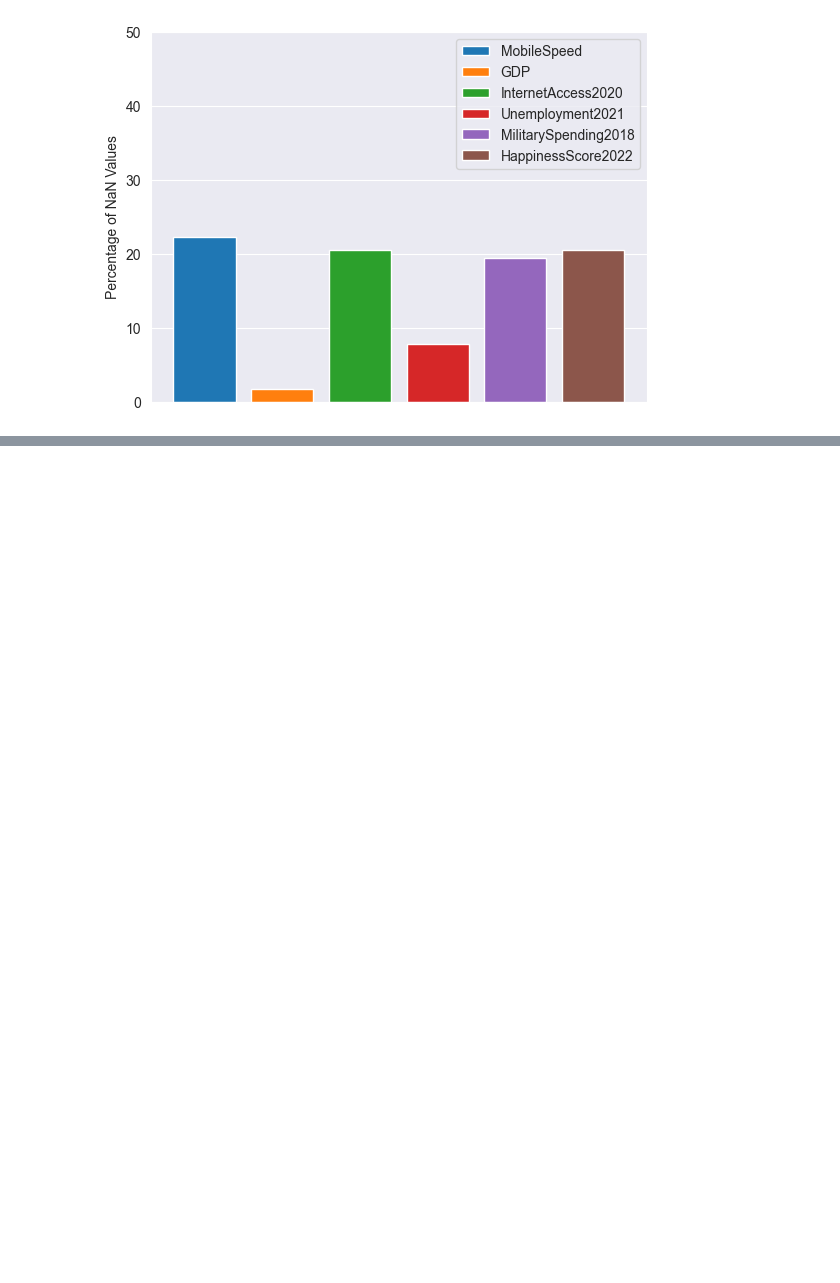
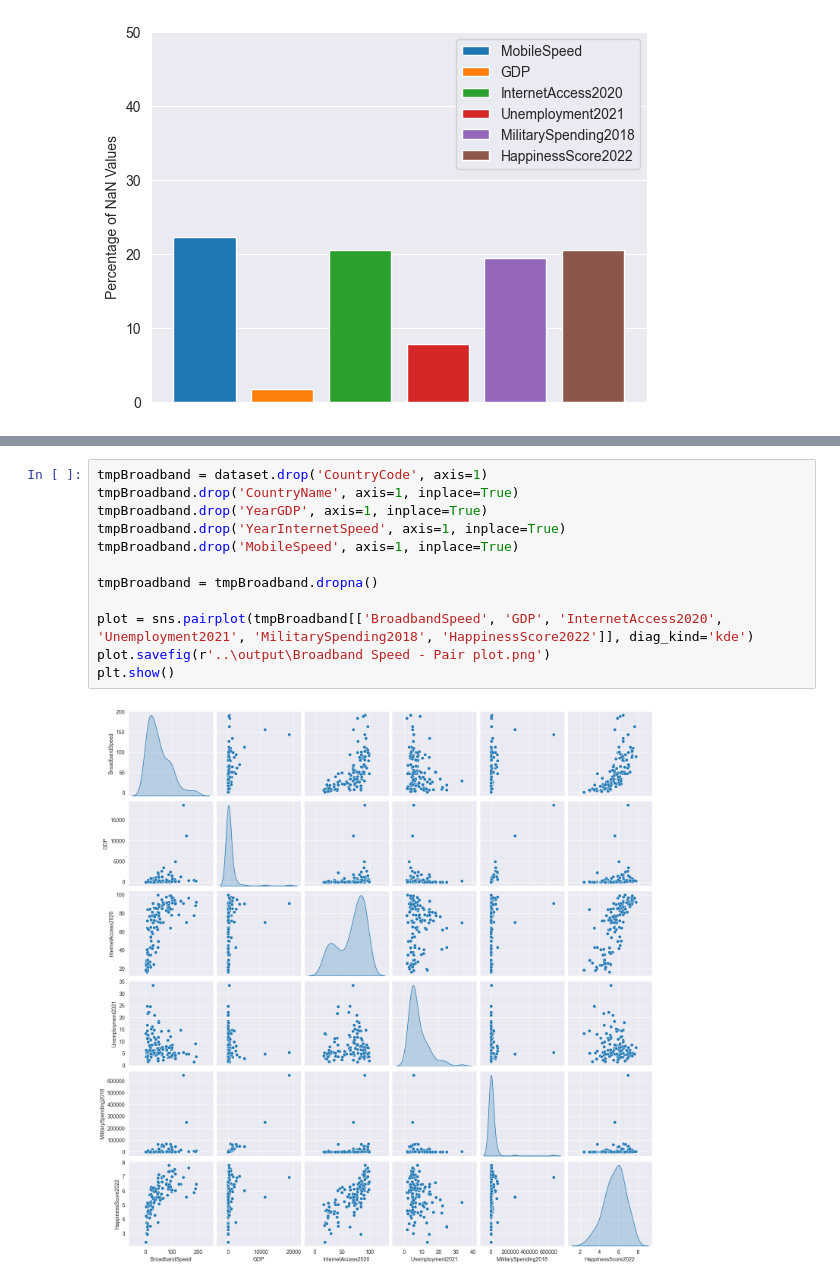
Before and after one commit to Gr4ph1xZ/DataAnalysisAndMachineLearningInternetSpeed, a Jupyter notebook: python/notebook.ipynb, the cells around one changed output, grey strips where cells are left out. Saved outputs shown, nothing was run; the diff lists cells and outputs as text; blank space fills up the shorter version.

```diff
--- a/python/notebook.ipynb
+++ b/python/notebook.ipynb
@@ -314,0 +363,14 @@ plt.show()
+# %%
+tmpBroadband = dataset.drop('CountryCode', axis=1)
+tmpBroadband.drop('CountryName', axis=1, inplace=True)
+tmpBroadband.drop('YearGDP', axis=1, inplace=True)
+tmpBroadband.drop('YearInternetSpeed', axis=1, inplace=True)
+tmpBroadband.drop('MobileSpeed', axis=1, inplace=True)
+
+tmpBroadband = tmpBroadband.dropna()
+
+plot = sns.pairplot(tmpBroadband[['BroadbandSpeed', 'GDP', 'InternetAccess2020', 'Unemployment2021', 'MilitarySpending2018', 'HappinessScore2022']], diag_kind='kde')
+plot.savefig(r'..\output\Broadband Speed - Pair plot.png')
+plt.show()
+# %% [output]
+[figure, added]
```
Also changed, not shown: parts of 17 cells of this notebook, 1 other file.
